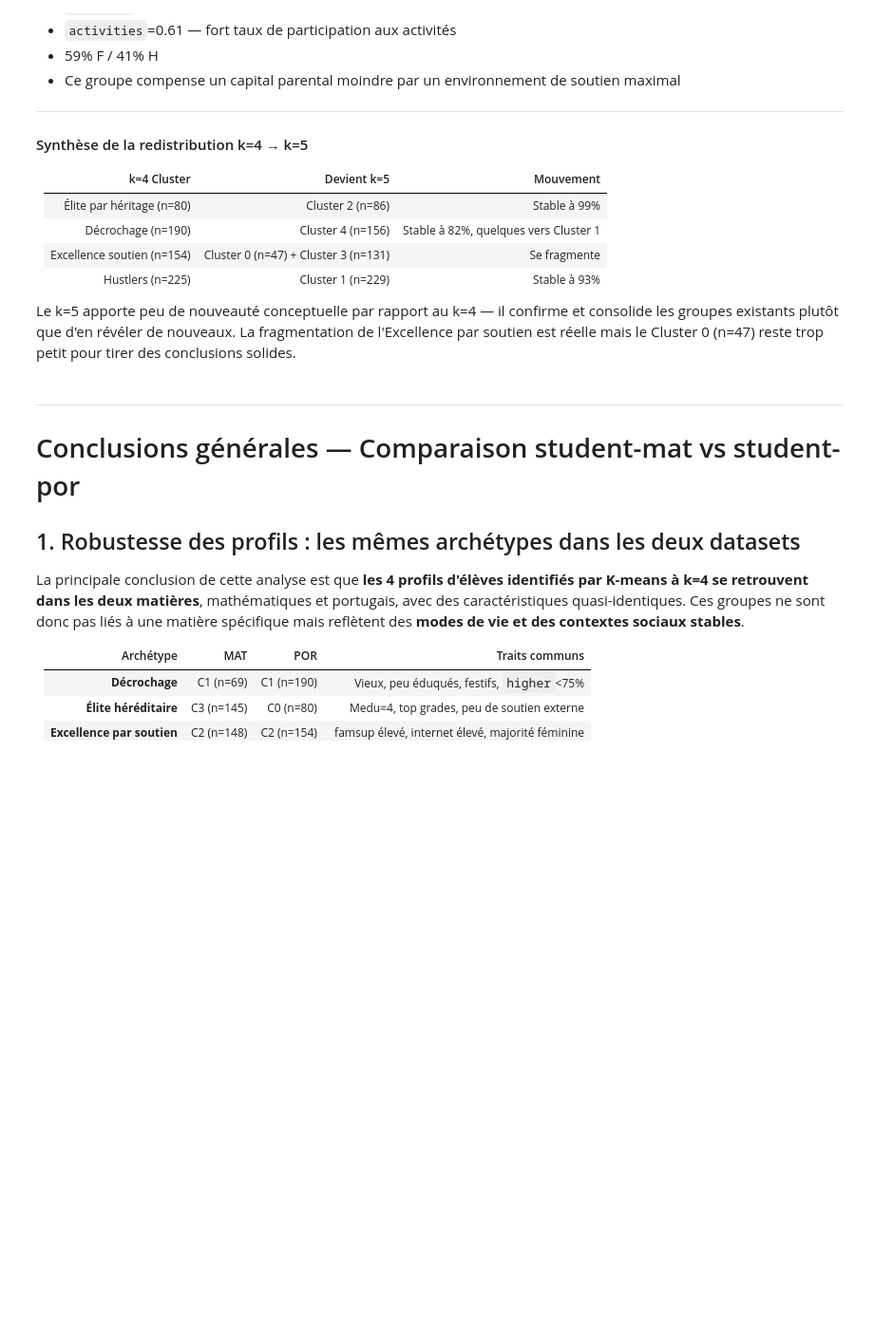
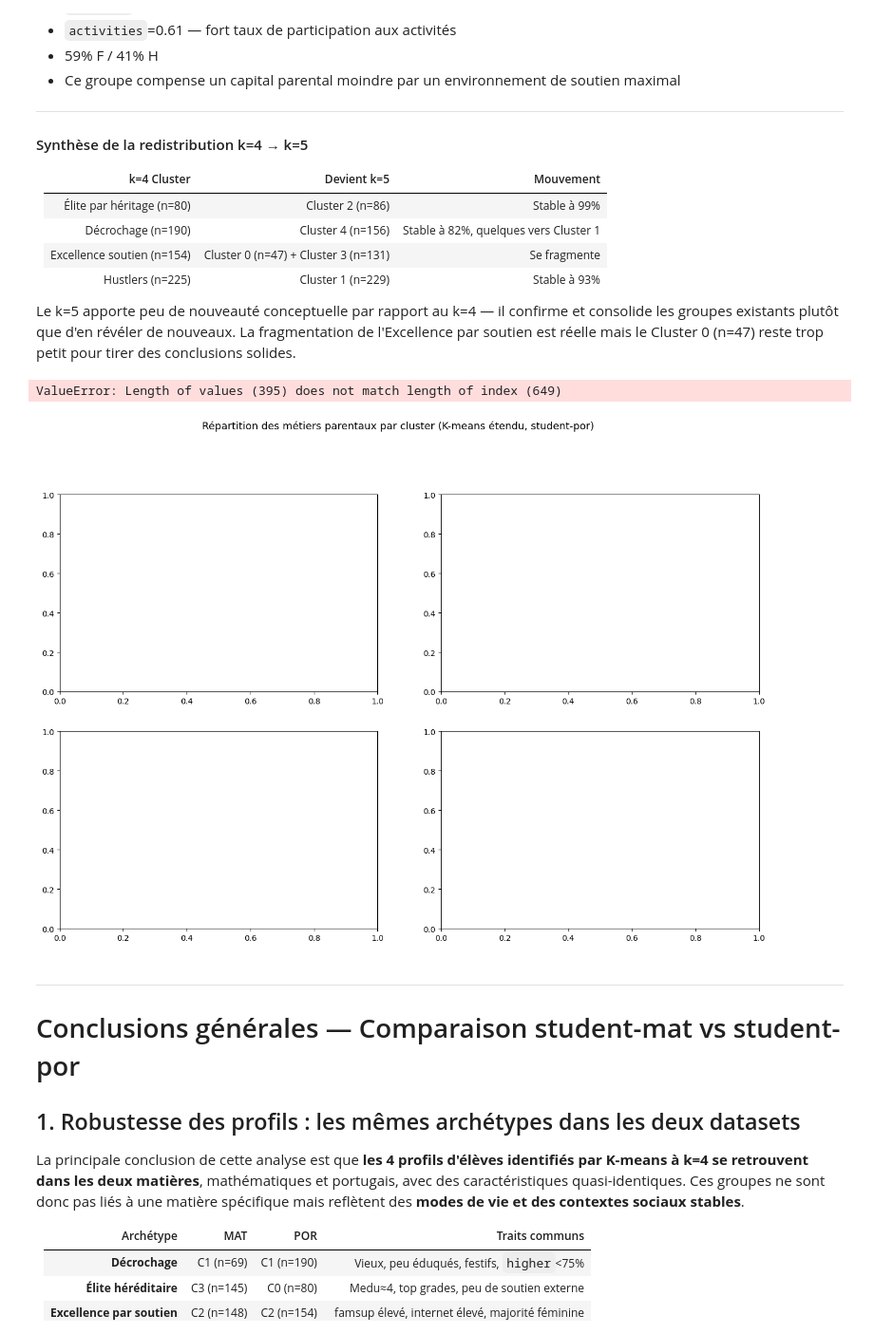
Before and after one commit to ArthurMAUGEEutc/sy09, a Jupyter notebook: effective/acp_kmeans.ipynb, the cells around one changed output. Shown at 95% size. Cells and saved outputs as stored; diff of their text form; code cells hidden in the pictures; blank space fills up the shorter version.

```diff
--- a/effective/acp_kmeans.ipynb
+++ b/effective/acp_kmeans.ipynb
@@ -13,7 +13,7 @@ from sklearn.cluster import KMeans
 # %% [markdown]
 ## 1. Chargement et préparation
 # %%
-student_mat = pd.read_csv("donnees/student-mat.csv")
+student_mat = pd.read_csv("../donnees/student-mat.csv")
 
 # Variables quantitatives uniquement
 num_cols = ['age', 'Medu', 'Fedu', 'traveltime', 'studytime', 'failures',
@@ -758,7 +758,7 @@ L'objectif est de voir si les mêmes groupes naturels émergent dans une populat
 ## 1. Chargement et encodage
 # %%
 # ---- Chargement student-por ----
-student_por = pd.read_csv("donnees/student-por.csv")
+student_por = pd.read_csv("../donnees/student-por.csv")
 
 bool_cols = ['schoolsup', 'famsup', 'paid', 'activities', 'higher', 'nursery', 'internet', 'romantic']
 cat_cols  = ['school', 'sex', 'address', 'famsize', 'Pstatus', 'Mjob', 'Fjob', 'reason', 'guardian']
@@ -1144,6 +1144,59 @@ Provient à 82% du Cluster 2 du k=4. C'est le cœur de l'ancien groupe "Excellen
 | Hustlers (n=225) | Cluster 1 (n=229) | Stable à 93% |
 
 Le k=5 apporte peu de nouveauté conceptuelle par rapport au k=4 — il confirme et consolide les groupes existants plutôt que d'en révéler de nouveaux. La fragmentation de l'Excellence par soutien est réelle mais le Cluster 0 (n=47) reste trop petit pour tirer des conclusions solides.
+# %%
+# Répartition Mjob / Fjob par cluster du K-means étendu
+
+job_cats = ['at_home', 'health', 'other', 'services', 'teacher']
+
+fig, axes = plt.subplots(2, 2, figsize=(16, 10))
+fig.suptitle(
+    'Répartition des métiers parentaux par cluster (K-means étendu, student-por)',
+    fontsize=13, y=1.01
+)
+
+for row_idx, (k, labels) in enumerate([(3, labels_full3), (4, labels_full4)]):
+    df_m = student_por.copy()
+    df_m['cluster'] = labels
+
+    for col_idx, (job_col, title) in enumerate([('Mjob', 'Métier de la mère'), ('Fjob', 'Métier du père')]):
+        ax = axes[row_idx, col_idx]
+
+        ct = pd.crosstab(df_m['cluster'], df_m[job_col]).reindex(columns=job_cats, fill_value=0)
+        pct = ct.div(ct.sum(axis=1), axis=0) * 100
+
+        # Population reference row
+        pop = student_mat[job_col].value_counts(normalize=True).reindex(job_cats, fill_value=0) * 100
+        pct_with_pop = pd.concat([pct, pop.rename('Pop.').to_frame().T])
+
+        n_rows = pct_with_pop.shape[0]
+        im = ax.imshow(pct_with_pop.values, cmap='Blues', aspect='auto', vmin=0, vmax=100)
+
+        ax.set_xticks(range(len(job_cats)))
+        ax.set_xticklabels(job_cats, rotation=30, ha='right', fontsize=10)
+        ax.set_yticks(range(n_rows))
+        ax.set_yticklabels(
+            [f'Cluster {i}' for i in range(k)] + ['Pop.'],
+            fontsize=10
+        )
+        ax.set_title(f'k={k} — {title}', fontsize=11)
+
+        for i in range(n_rows):
+            for j in range(len(job_cats)):
+                val = pct_with_pop.values[i, j]
+                color = 'white' if val > 55 else 'black'
+                ax.text(j, i, f'{val:.0f}%', ha='center', va='center',
+                        fontsize=9, color=color, fontweight='bold')
+
+        # Separator line before pop row
+        ax.axhline(k - 0.5, color='red', linewidth=1.5, linestyle='--', alpha=0.7)
+        plt.colorbar(im, ax=ax, label='% dans la ligne')
+
+plt.tight_layout()
+plt.show()
+# %% [output]
+ValueError: Length of values (395) does not match length of index (649)
+[figure, added]
 # %% [markdown]
 ---
 # Conclusions générales — Comparaison student-mat vs student-por
```
Also changed, not shown: 5 other files.
